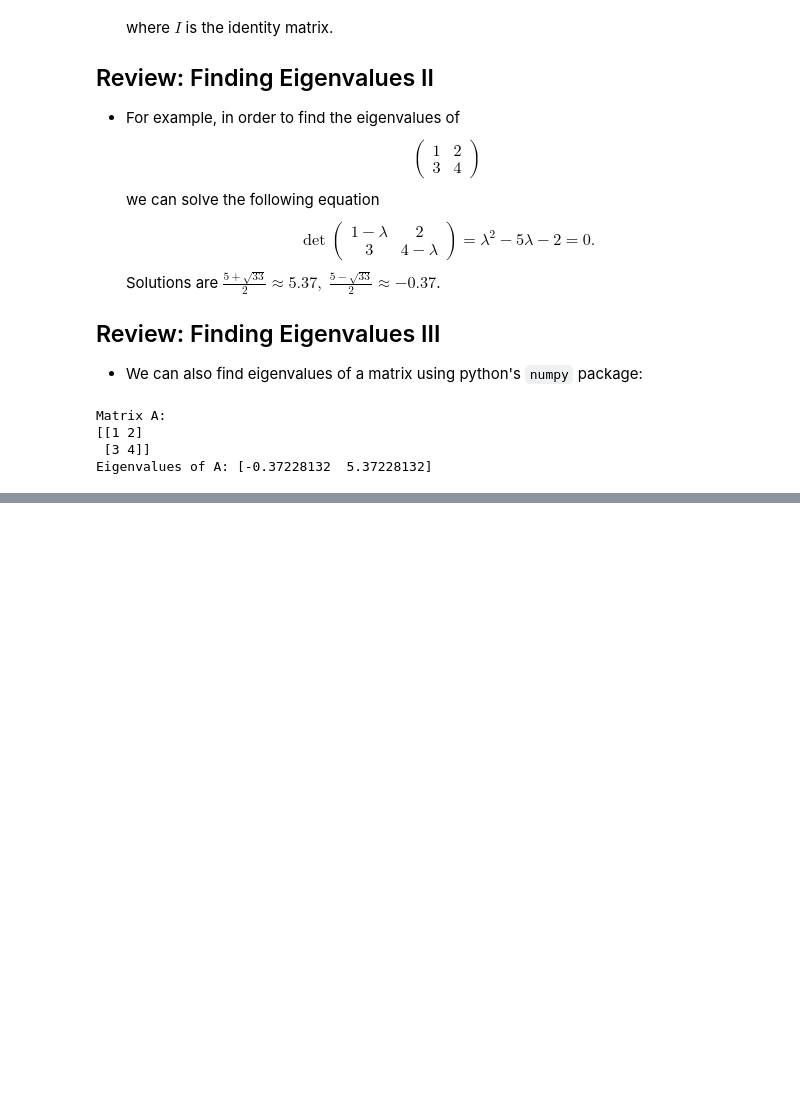
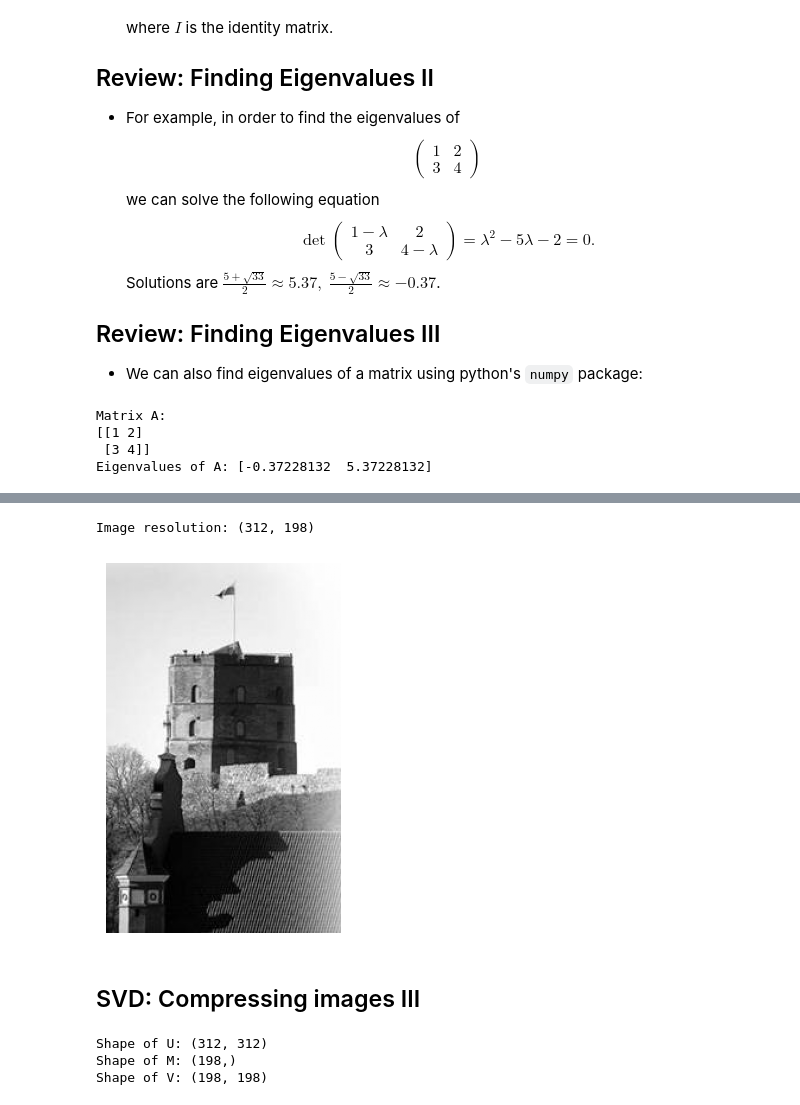
Before and after one commit to jputrius/ml_intro, a Jupyter notebook: chapters/01_applications_of_linear_algebra.ipynb, the cells around one changed output, grey strips where cells are left out. Cells and saved outputs as stored; diff of their text form; code cells hidden in the pictures; blank space fills up the shorter version.

```diff
--- a/chapters/01_applications_of_linear_algebra.ipynb
+++ b/chapters/01_applications_of_linear_algebra.ipynb
@@ -105,0 +187,31 @@ Eigenvalues of A: [-0.37228132  5.37228132]
+# %%
+#| output-location: slide
+from PIL import Image # Library for handling images
+import matplotlib.pyplot as plt
+import numpy as np
+
+def show(X):
+  """Function for displaying image from numpy array"""
+  m = 255 if X.max() > 1 else 1
+  plt.imshow(X, cmap='gray', vmin=0, vmax=m)
+  plt.axis('off')
+
+image = np.array(Image.open('../images/castle.jpg').convert('L')) # Load the image and save it to a numpy array
+print(f"Image resolution: {image.shape}")
+show(image)
+# %% [output]
+Image resolution: (312, 198)
+[figure, added]
+# %% [markdown]
+## SVD: Compressing images III
+# %%
+U, M, V = np.linalg.svd(image) # Compute SVD
+# Note that in the output V is already transposed, i.e. you do not need to transpose it manually
+# Also M is given by an array instead of a matrix, indeed
+print(f"Shape of U: {U.shape}")
+print(f"Shape of M: {M.shape}")
+print(f"Shape of V: {V.shape}")
+# %% [output]
+Shape of U: (312, 312)
+Shape of M: (198,)
+Shape of V: (198, 198)
```
Also changed, not shown: parts of 4 cells of this notebook, 4 other files.
